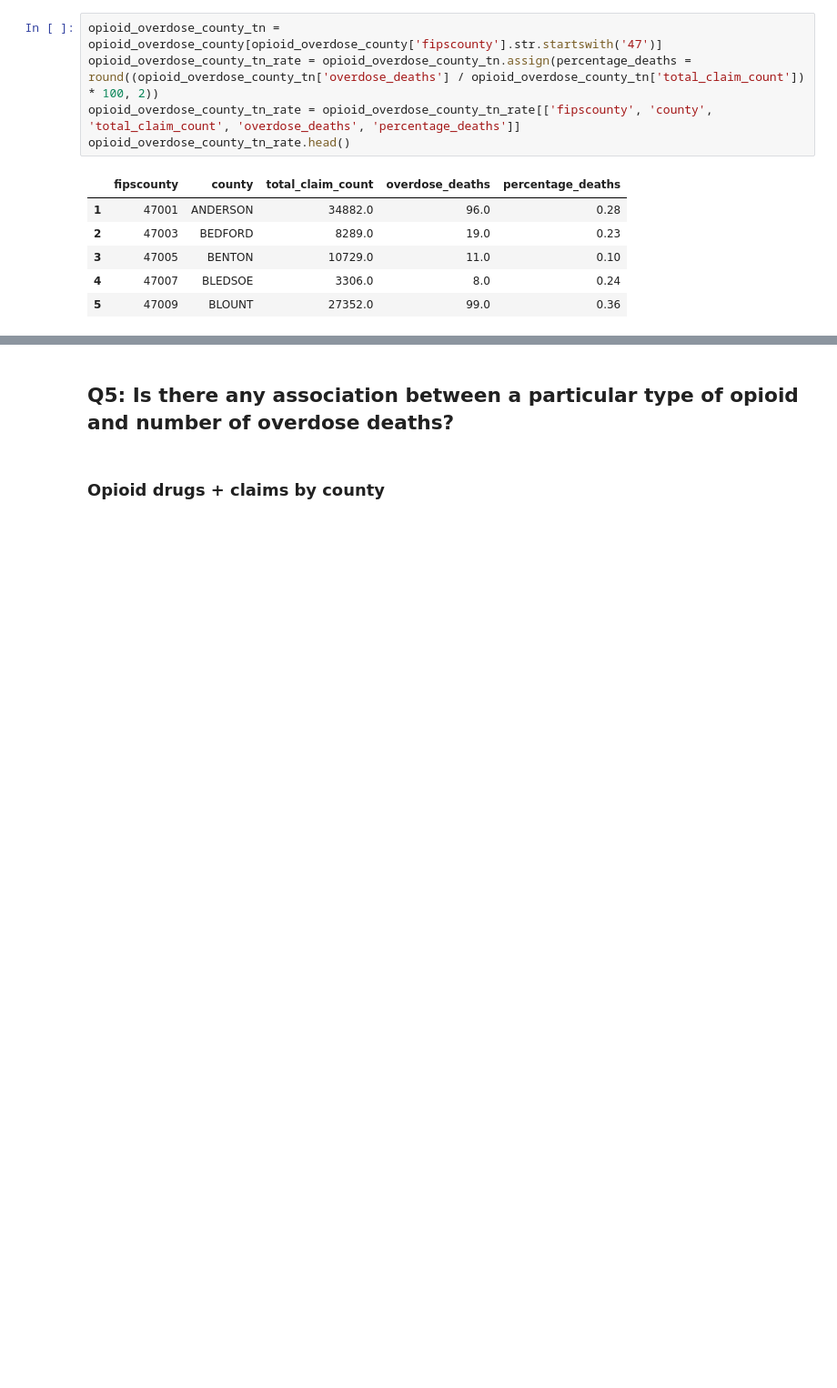
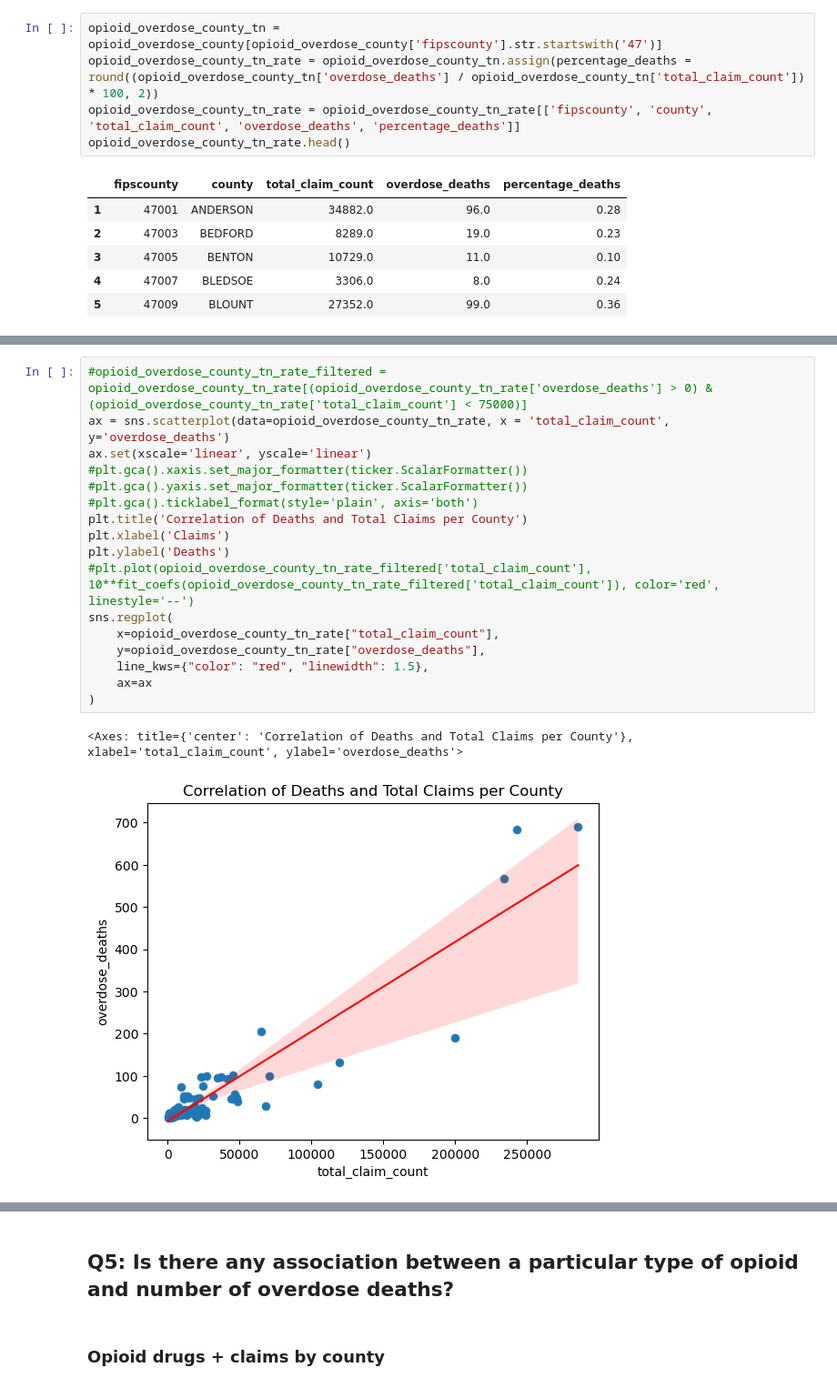
Before and after one commit to NSS-Data-Analytics-Cohort-14/prescribers-python-da14-too-legit-to-git, a Jupyter notebook: notebooks/prescribers.ipynb, the cells around one changed output, grey strips where cells are left out. Shown at 91% size. Drawn from its saved outputs; the diff is of its cells as text; blank space fills up the shorter version.

```diff
--- a/notebooks/prescribers.ipynb
+++ b/notebooks/prescribers.ipynb
@@ -435,0 +464,20 @@ opioid_overdose_county_tn_rate.head()
+# %%
+#opioid_overdose_county_tn_rate_filtered = opioid_overdose_county_tn_rate[(opioid_overdose_county_tn_rate['overdose_deaths'] > 0) & (opioid_overdose_county_tn_rate['total_claim_count'] < 75000)]
+ax = sns.scatterplot(data=opioid_overdose_county_tn_rate, x = 'total_claim_count', y='overdose_deaths')
+ax.set(xscale='linear', yscale='linear')
+#plt.gca().xaxis.set_major_formatter(ticker.ScalarFormatter())
+#plt.gca().yaxis.set_major_formatter(ticker.ScalarFormatter())
+#plt.gca().ticklabel_format(style='plain', axis='both')
+plt.title('Correlation of Deaths and Total Claims per County')
+plt.xlabel('Claims')
+plt.ylabel('Deaths')
+#plt.plot(opioid_overdose_county_tn_rate_filtered['total_claim_count'], 10**fit_coefs(opioid_overdose_county_tn_rate_filtered['total_claim_count']), color='red', linestyle='--')
+sns.regplot(
+    x=opioid_overdose_county_tn_rate["total_claim_count"],
+    y=opioid_overdose_county_tn_rate["overdose_deaths"],
+    line_kws={"color": "red", "linewidth": 1.5},
+    ax=ax
+)
+# %% [output]
+<Axes: title={'center': 'Correlation of Deaths and Total Claims per County'}, xlabel='total_claim_count', ylabel='overdose_deaths'>
+[figure, added]
```
Also changed, not shown: parts of 9 cells of this notebook.
